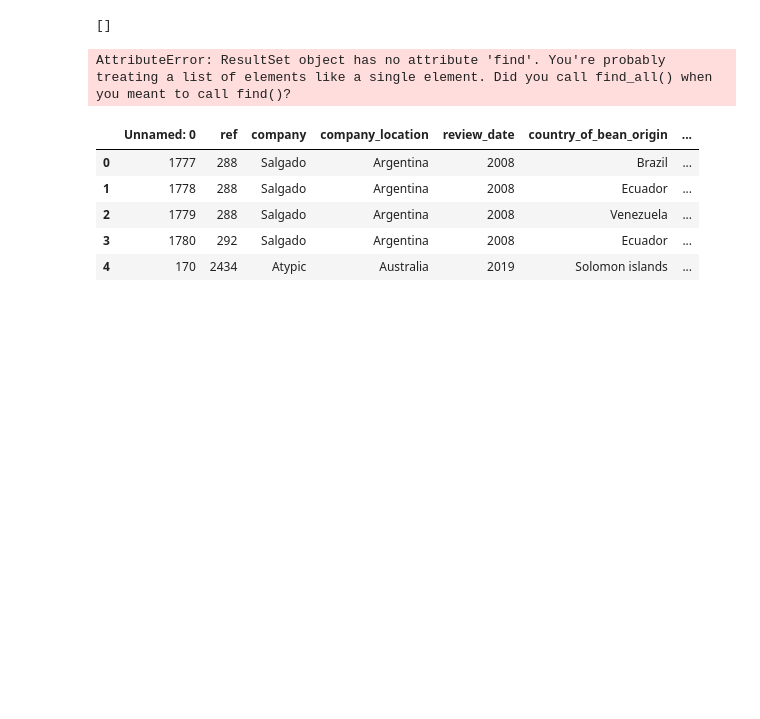
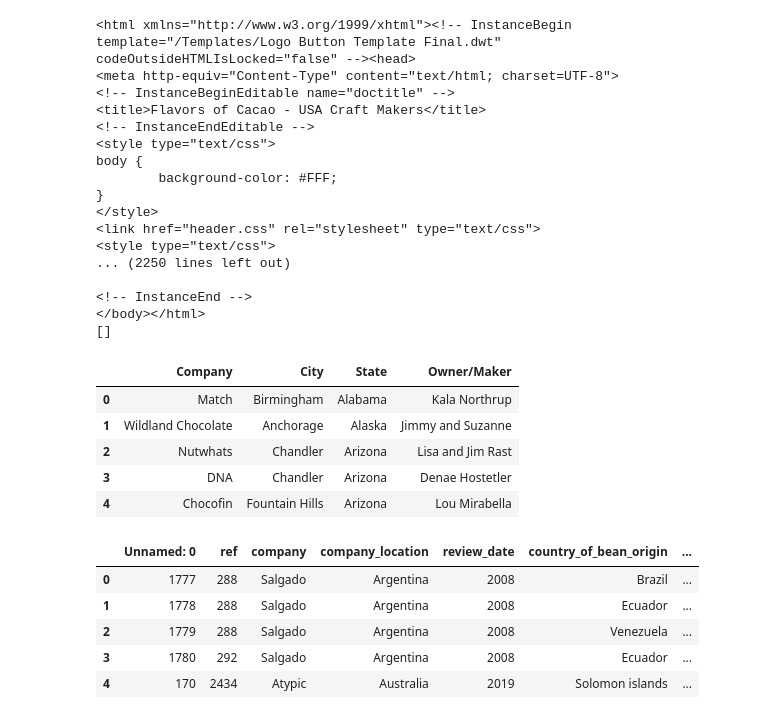
Before and after one commit to tapatio-123/ETL_Project, a Jupyter notebook: csv_to_df.ipynb, the cells around one changed output. Drawn from its saved outputs; the diff is of its cells as text; code cells hidden in the pictures; blank space fills up the shorter version.

```diff
--- a/csv_to_df.ipynb
+++ b/csv_to_df.ipynb
@@ -20,30 +49,52 @@ browser = Browser('chrome', **executable_path, headless=False)
 # %%
 url = 'http://flavorsofcacao.com/usa_craft_makers.html'
 browser.visit(url)
 time.sleep(2)
 html = browser.html
-#print(html)
-bsoup = soup(html, 'html.parser')
+print(html)
+soup = BeautifulSoup(html, 'html.parser')
+#bsoup = soup(html, 'html.parser')
 time.sleep(4)
 print(bsoup)
-results = bsoup.find(id="spryregion2")
+results = soup.find(id="spryregion2")
 results = results.find_all('table')[0]
 column_headers = ['Company','City', 'State', 'Owner/Maker']
 records = []
 for idy, row in enumerate(results.findAll('tr')):
     if idy == 0:
         continue
     cols = row.findAll('td')
     record = {}
     for idx, col in enumerate(cols):
         record[column_headers[idx]] = col.text.strip()
     records.append(record)
 browser.quit()
 df = pd.DataFrame.from_dict(records)
 df.head()
 # %% [output]
+<html xmlns="http://www.w3.org/1999/xhtml"><!-- InstanceBegin template="/Templates/Logo Button Template Final.dwt" codeOutsideHTMLIsLocked="false" --><head>
+<meta http-equiv="Content-Type" content="text/html; charset=UTF-8">
+<!-- InstanceBeginEditable name="doctitle" -->
+<title>Flavors of Cacao - USA Craft Makers</title>
+<!-- InstanceEndEditable -->
+<style type="text/css">
+body {
+        background-color: #FFF;
+}
+</style>
+<link href="header.css" rel="stylesheet" type="text/css">
+<style type="text/css">
+... (2250 lines left out)
+
+<!-- InstanceEnd -->
+</body></html>
 []
-AttributeError: ResultSet object has no attribute 'find'. You're probably treating a list of elements like a single element. Did you call find_all() when you meant to call find()?
+|  | Company | City | State | Owner/Maker |
+| 0 | Match | Birmingham | Alabama | Kala Northrup |
+| 1 | Wildland Chocolate | Anchorage | Alaska | Jimmy and Suzanne |
+| 2 | Nutwhats | Chandler | Arizona | Lisa and Jim Rast |
+| 3 | DNA | Chandler | Arizona | Denae Hostetler |
+| 4 | Chocofin | Fountain Hills | Arizona | Lou Mirabella |
 # %%
 # cacao_csv = "Resources/flavors_of_cacao.csv"
 # cacao_df = pd.read_csv(cacao_csv, encoding="utf-8")
```
Also changed, not shown: parts of 5 cells of this notebook, 4 other files.
